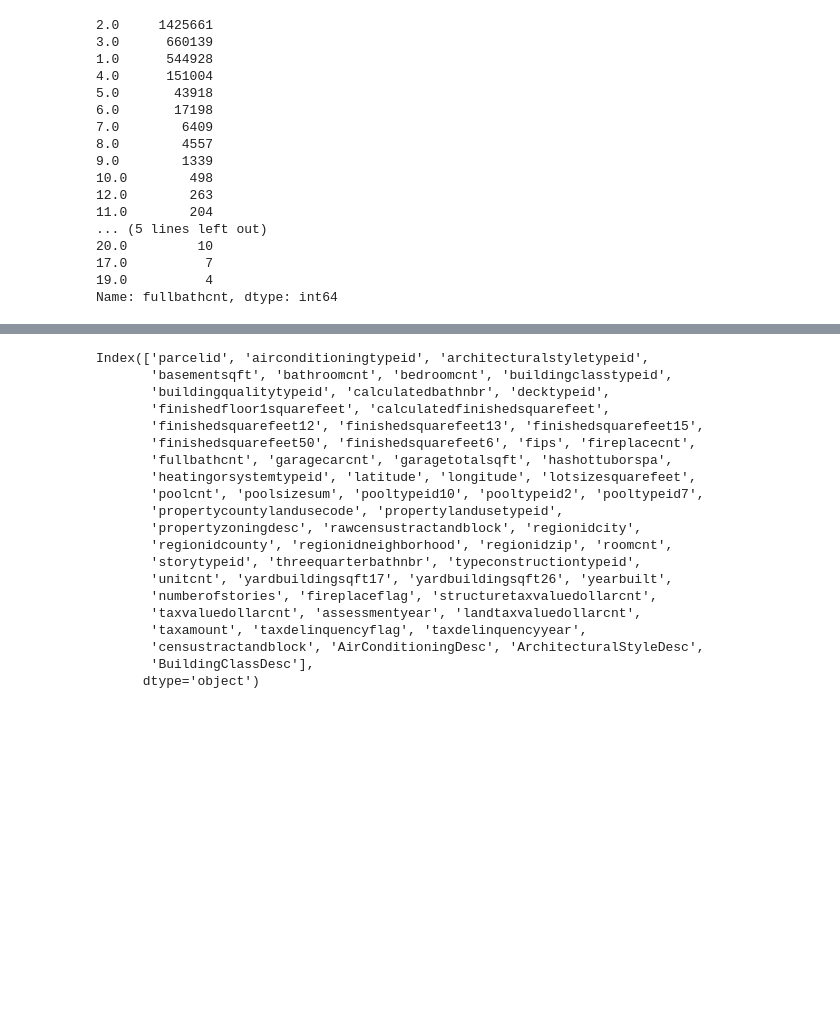
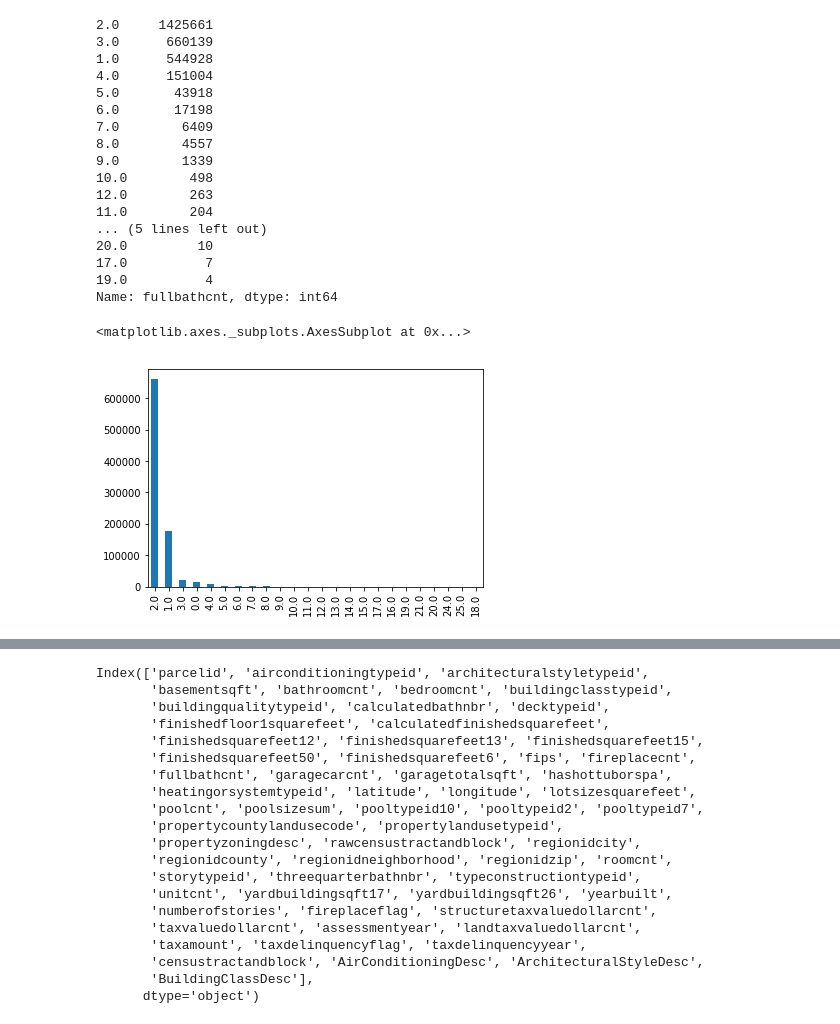
Before and after one commit to scollins83/kaggle_zillow_zestimate, a Jupyter notebook: ZC_EDA.ipynb, the cells around one changed output, grey strips where cells are left out. Drawn from its saved outputs; the diff is of its cells as text; code cells hidden in the pictures; blank space fills up the shorter version.

```diff
--- a/ZC_EDA.ipynb
+++ b/ZC_EDA.ipynb
@@ -571,3 +571,8 @@ Name: fullbathcnt, dtype: int64
 # %%
 # Again, no zero, so I can fillna with zero.
 properties['fullbathcnt'].fillna(0, inplace=True)
+# %%
+properties['garagecarcnt'].value_counts().plot(kind='bar')
+# %% [output]
+<matplotlib.axes._subplots.AxesSubplot at 0x...>
+[figure, added]
```
Also changed, not shown: parts of 8 cells of this notebook.
